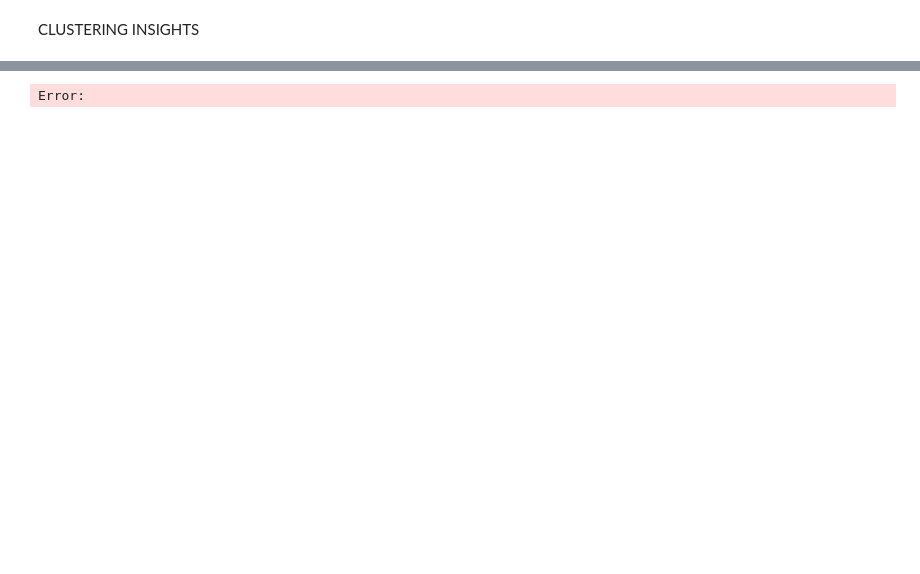
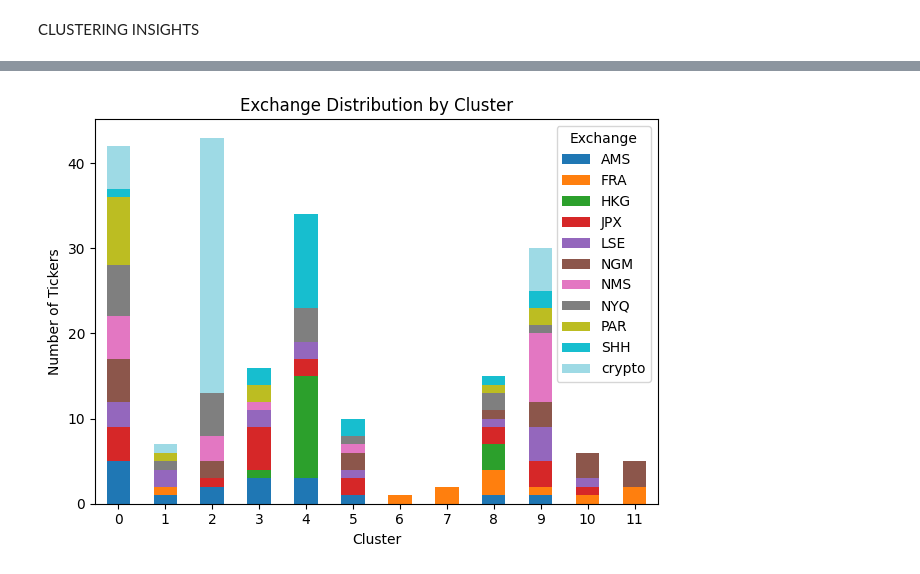
Before and after one commit to KirillKovalchuk02/thesis_clustering, a Jupyter notebook: test.ipynb, the cells around one changed output, grey strips where cells are left out. Cells and saved outputs as stored; diff of their text form; code cells hidden in the pictures; blank space fills up the shorter version.

```diff
--- a/test.ipynb
+++ b/test.ipynb
@@ -153,4 +147,5 @@ visualise_cryptos_in_clusters(exchanges_dict, cluster_labels, 'kshape', just_cry
 # %%
+visualise_cryptos_in_clusters(exchanges_dict, cluster_labels, 'ahc', just_cryptos=False, heatmap=False)
 # %% [output]
-Error:
+[figure, added]
 # %%
```
Also changed, not shown: parts of 11 cells of this notebook, 41 other files.
